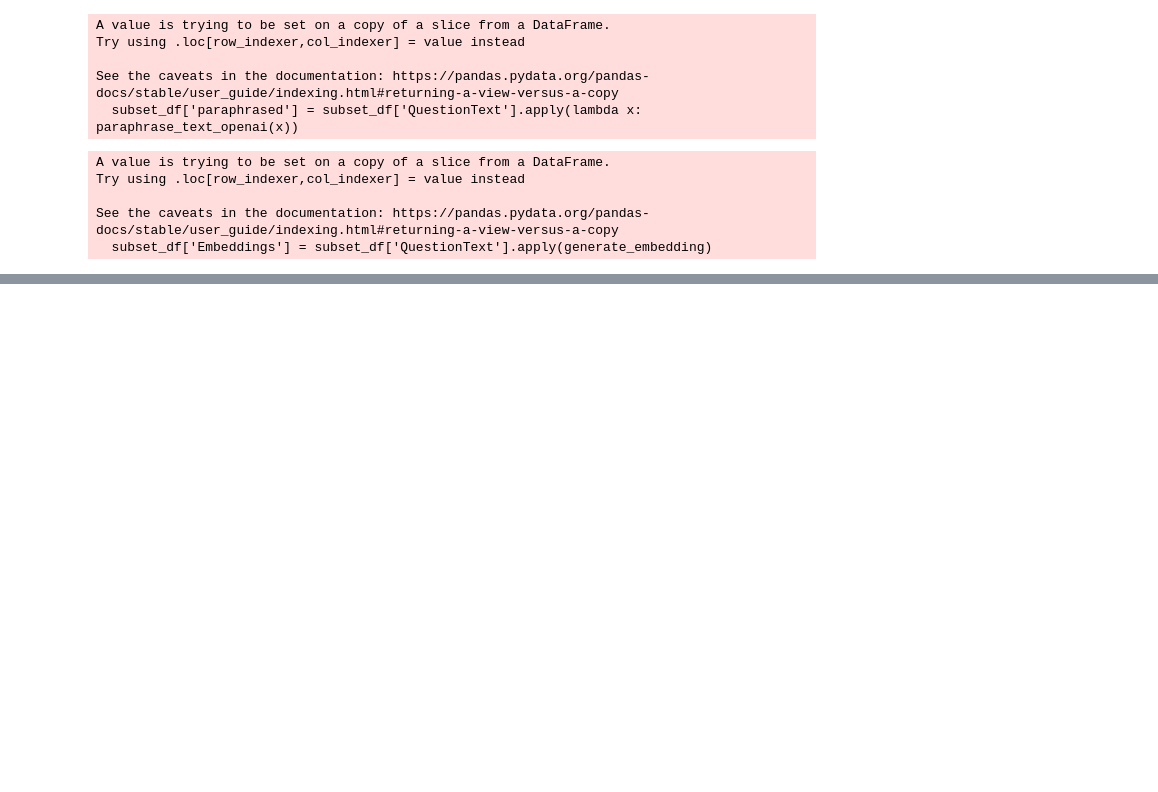
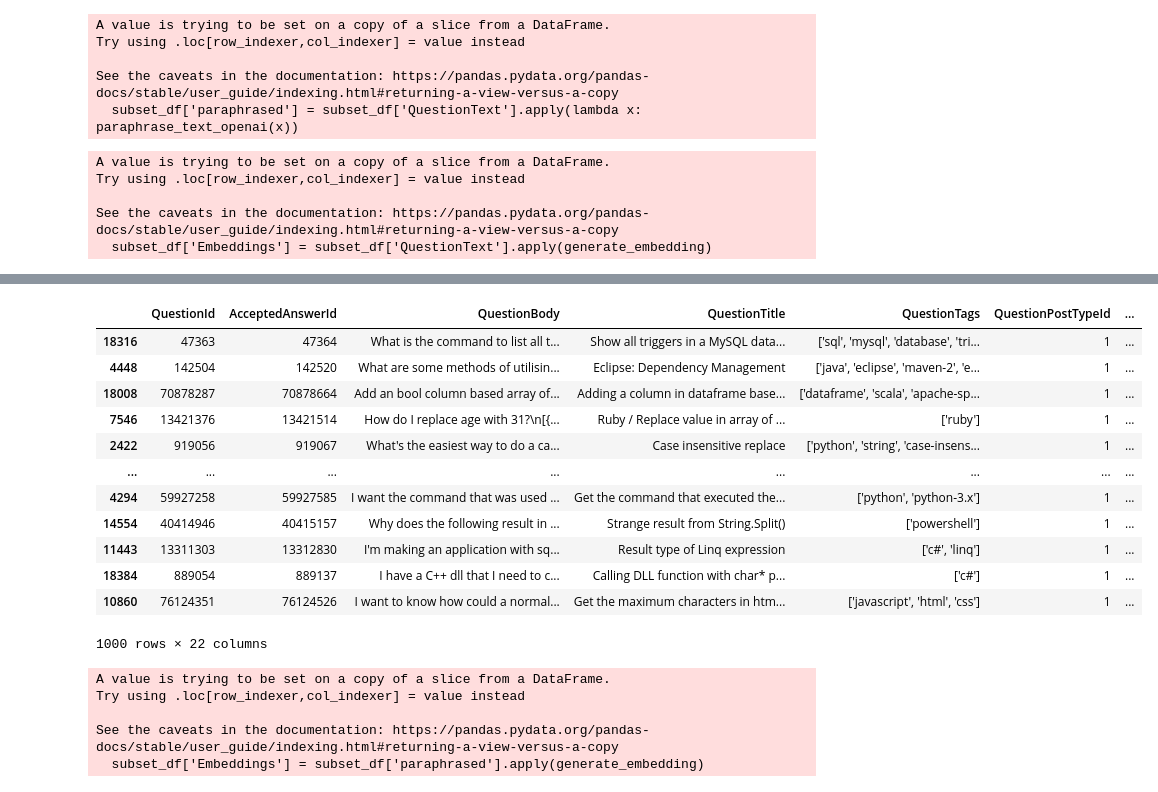
Before and after one commit to Holay/Integrador-stack-overflow, a Jupyter notebook: embeddings.ipynb, the cells around one changed output, grey strips where cells are left out. Drawn from its saved outputs; the diff is of its cells as text; code cells hidden in the pictures; blank space fills up the shorter version.

```diff
--- a/embeddings.ipynb
+++ b/embeddings.ipynb
@@ -123,3 +123,28 @@ test_df['Embeddings'] = test_df['QuestionText'].apply(generate_embedding)
 # %%
 
 test_df.to_csv('test_data_embed.csv', index=False)
+# %%
+#Definir modelo OPENAI modificando parafraseo por plantear pregunta similar
+client = OpenAI(api_key='')
+
+def paraphrase_text_openai(text):
+    response = client.chat.completions.create(
+    model="gpt-3.5-turbo",
+            messages=[
+                {"role": "system", "content": "You are a helpful assistant."},
+                {"role": "user", "content": f"Based on the following text, generate a new and different question that is still about the same topic: {text}"}            ],
+    max_tokens=180,  # Ajusta el número máximo de tokens en la respuesta
+    temperature=1.5,  # Controla la creatividad de la respuesta
+    top_p=1
+    )
+    paraphrased_text = response.choices[0].message.content
+    return paraphrased_text
+
+# Seleccionar los primeros `n` elementos con al menos 100 caracteres
+n = 1000
+filtered_df = test_df_met1[test_df_met1['QuestionText'].str.len() >= 100]
+sorted_df = filtered_df.sort_values(by='QuestionText', key=lambda x: x.str.len())
+subset_df = sorted_df.head(n)
+
+# Aplicar la función de parafraseo solo a estos `n` elementos
+subset_df['paraphrased'] = subset_df['QuestionText'].apply(lambda x: paraphrase_text_openai(x))
@@ -125,0 +157,25 @@ test_df.to_csv('test_data_embed.csv', index=False)
+# %%
+subset_df
+# %% [output]
+|  | QuestionId | AcceptedAnswerId | QuestionBody | QuestionTitle | QuestionTags | QuestionPostTypeId | ... |
+| 18316 | 47363 | 47364 | What is the command to list all t... | Show all triggers in a MySQL data... | ['sql', 'mysql', 'database', 'tri... | 1 | ... |
+| 4448 | 142504 | 142520 | What are some methods of utilisin... | Eclipse: Dependency Management | ['java', 'eclipse', 'maven-2', 'e... | 1 | ... |
+| 18008 | 70878287 | 70878664 | Add an bool column based array of... | Adding a column in dataframe base... | ['dataframe', 'scala', 'apache-sp... | 1 | ... |
+| 7546 | 13421376 | 13421514 | How do I replace age with 31?\n[{... | Ruby / Replace value in array of ... | ['ruby'] | 1 | ... |
+| 2422 | 919056 | 919067 | What's the easiest way to do a ca... | Case insensitive replace | ['python', 'string', 'case-insens... | 1 | ... |
+| ... | ... | ... | ... | ... | ... | ... | ... |
+| 4294 | 59927258 | 59927585 | I want the command that was used ... | Get the command that executed the... | ['python', 'python-3.x'] | 1 | ... |
+| 14554 | 40414946 | 40415157 | Why does the following result in ... | Strange result from String.Split() | ['powershell'] | 1 | ... |
+| 11443 | 13311303 | 13312830 | I'm making an application with sq... | Result type of Linq expression | ['c#', 'linq'] | 1 | ... |
+| 18384 | 889054 | 889137 | I have a C++ dll that I need to c... | Calling DLL function with char* p... | ['c#'] | 1 | ... |
+| 10860 | 76124351 | 76124526 | I want to know how could a normal... | Get the maximum characters in htm... | ['javascript', 'html', 'css'] | 1 | ... |
+1000 rows × 22 columns
+# %%
+# Generar embeddings para cada pregunta
+subset_df['Embeddings'] = subset_df['paraphrased'].apply(generate_embedding)
+# %% [output]
+A value is trying to be set on a copy of a slice from a DataFrame.
+Try using .loc[row_indexer,col_indexer] = value instead
+
+See the caveats in the documentation: https://pandas.pydata.org/pandas-docs/stable/user_guide/indexing.html#returning-a-view-versus-a-copy
+  subset_df['Embeddings'] = subset_df['paraphrased'].apply(generate_embedding)
```
Also changed, not shown: parts of 6 cells of this notebook, 1 other file.
